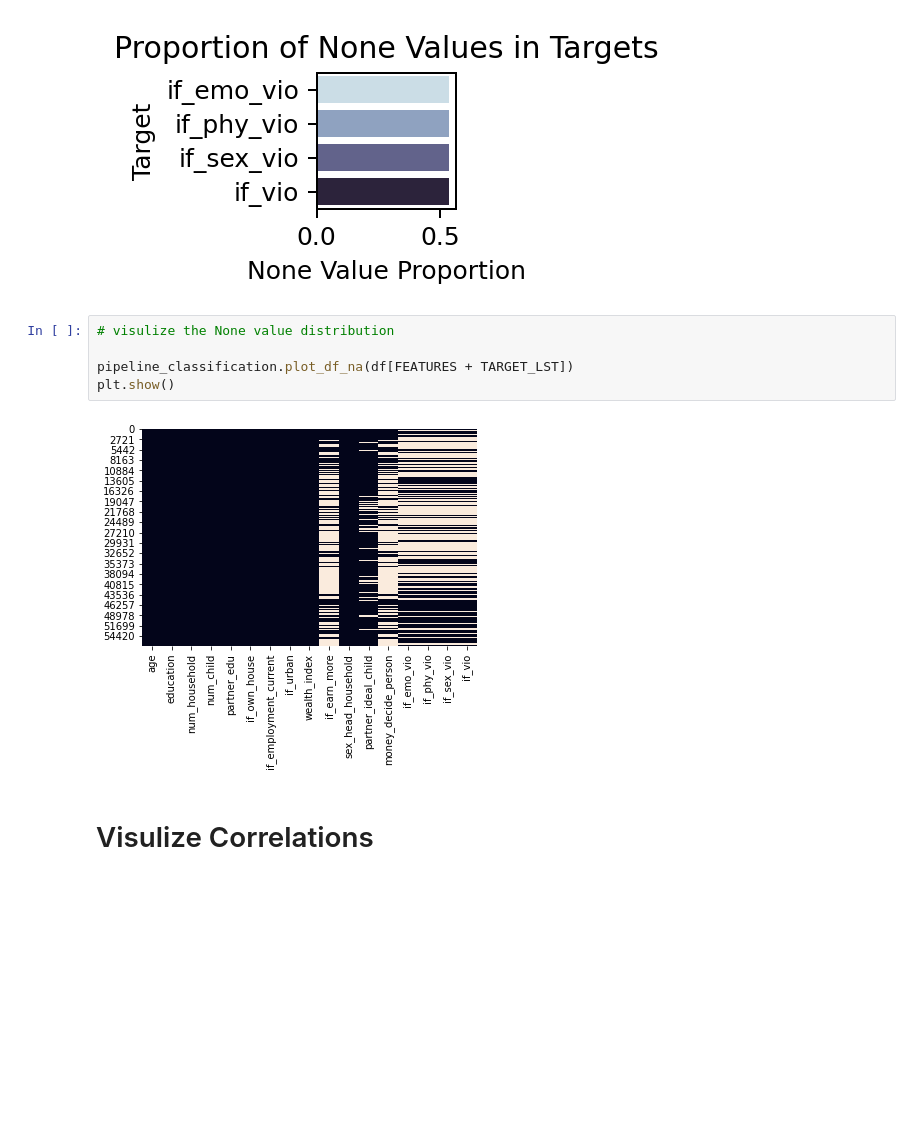
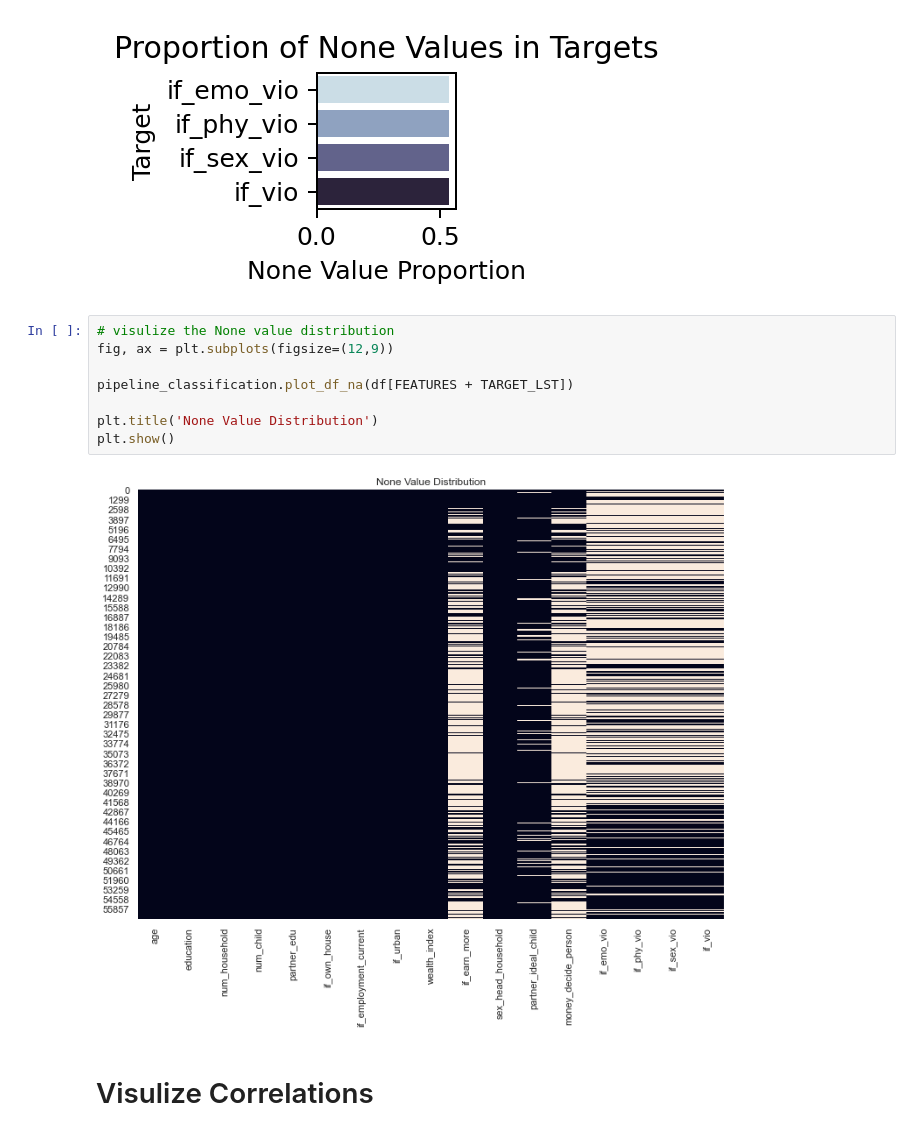
Before and after one commit to keiraou/ML-final-project, a Jupyter notebook: Discriptive_Statistics.ipynb, the cells around one changed output. Saved outputs shown, nothing was run; the diff lists cells and outputs as text; blank space fills up the shorter version.

```diff
--- a/Discriptive_Statistics.ipynb
+++ b/Discriptive_Statistics.ipynb
@@ -143,11 +133,14 @@ plt.show()
 [figure]
 # %%
 # visulize the None value distribution
+fig, ax = plt.subplots(figsize=(12,9))
 
 pipeline_classification.plot_df_na(df[FEATURES + TARGET_LST])
+
+plt.title('None Value Distribution')
 plt.show()
 # %% [output]
-[figure, old version]
+[figure, new version]
 # %% [markdown]
 # Visulize Correlations
 # %%
```
Also changed, not shown: parts of 9 cells of this notebook, 12 other files.
